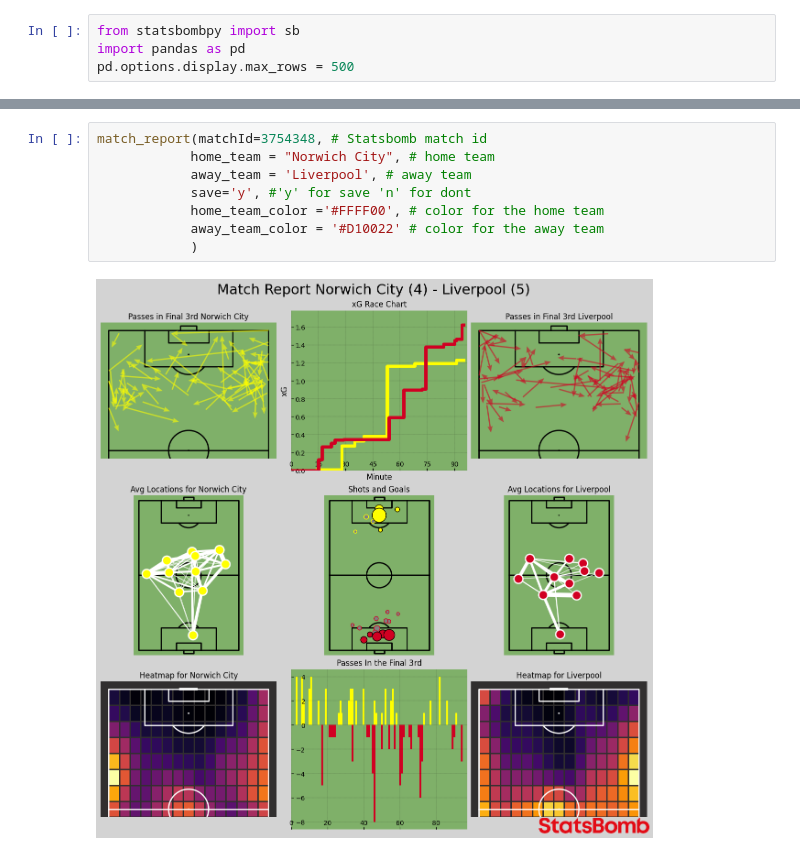
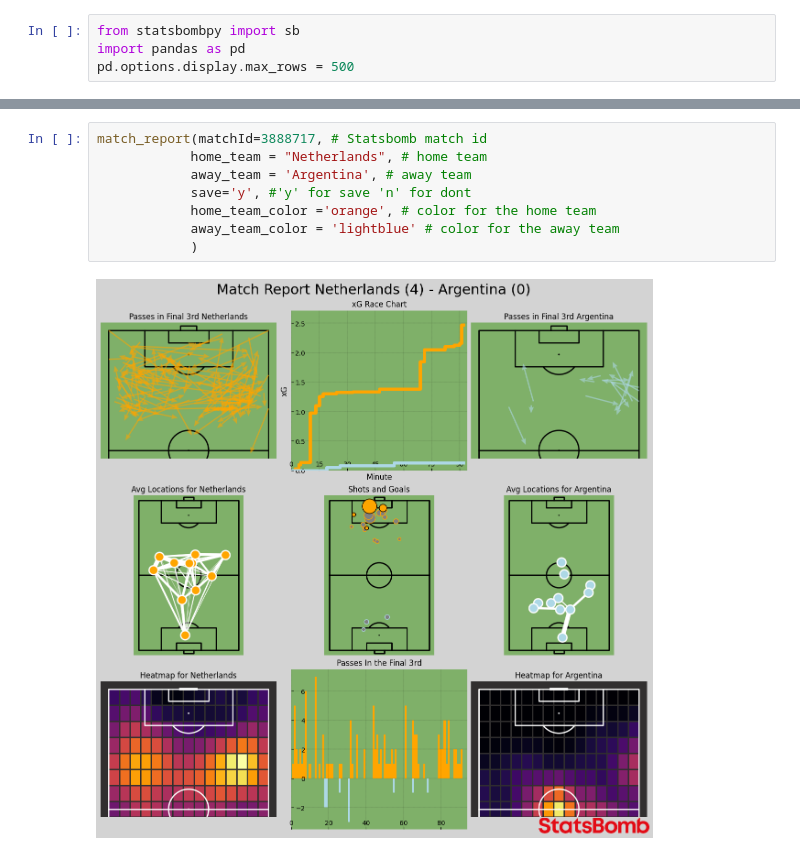
Before and after one commit to AugustSteff/Data-Analysis-in-football, a Jupyter notebook: Match_Reports/Post Match Report.ipynb, the cells around one changed output, grey strips where cells are left out. Cells and saved outputs as stored; diff of their text form.

```diff
--- a/Match_Reports/Post Match Report.ipynb
+++ b/Match_Reports/Post Match Report.ipynb
@@ -52,13 +42,13 @@ sb.matches(competition_id=2, season_id=27)
 # %%
-match_report(matchId=3754348, # Statsbomb match id
-            home_team = "Norwich City", # home team
-            away_team = 'Liverpool', # away team
+match_report(matchId=3888717, # Statsbomb match id
+            home_team = "Netherlands", # home team
+            away_team = 'Argentina', # away team
             save='y', #'y' for save 'n' for dont
-            home_team_color ='#FFFF00', # color for the home team
-            away_team_color = '#D10022' # color for the away team
+            home_team_color ='orange', # color for the home team
+            away_team_color = 'lightblue' # color for the away team
             )
 # %% [output]
-[figure, old version]
+[figure, new version]
 # %%
 def match_report(matchId, home_team, away_team, save, home_team_color, away_team_color):
 
```
Also changed, not shown: parts of 5 cells of this notebook, 3 other files.
